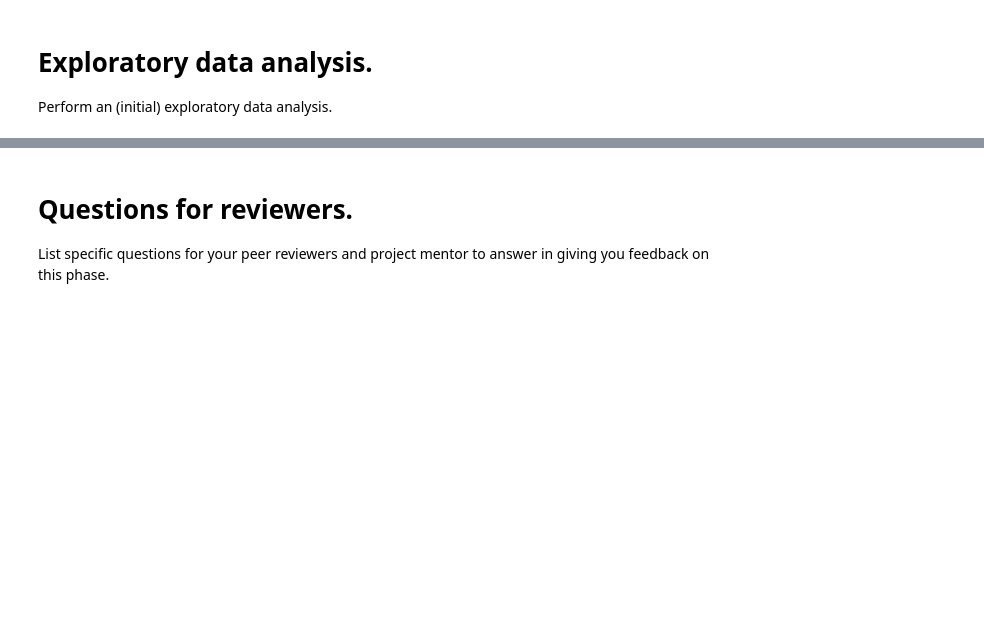
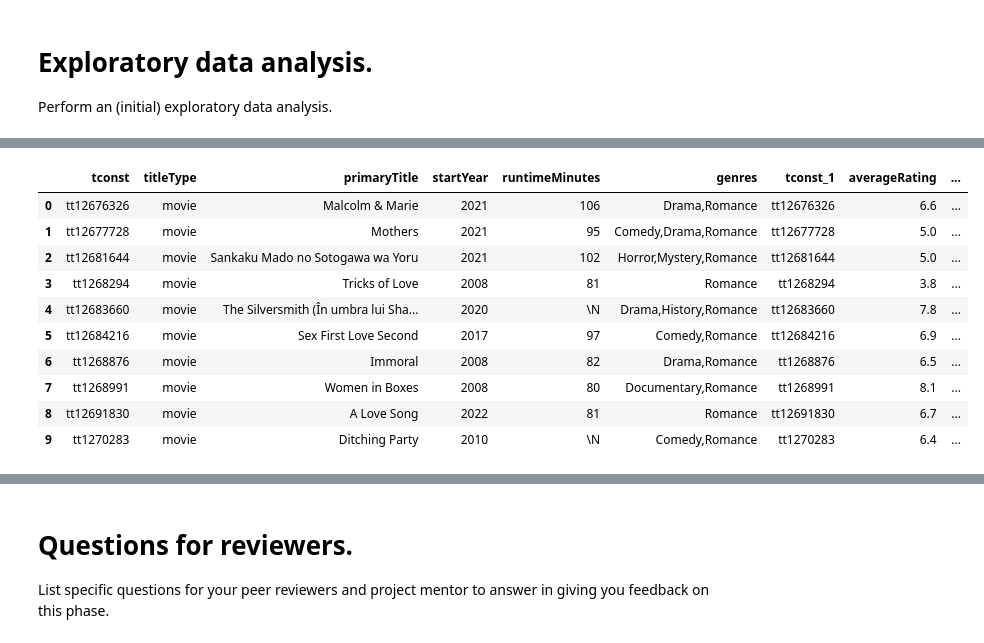
Before and after one commit to mohdLabadi/info2950-finalproject, a Jupyter notebook: phase2.ipynb, the cells around one changed output, grey strips where cells are left out. Drawn from its saved outputs; the diff is of its cells as text; code cells hidden in the pictures; blank space fills up the shorter version.

```diff
--- a/phase2.ipynb
+++ b/phase2.ipynb
@@ -189,0 +267,15 @@ Perform an (initial) exploratory data analysis.
+# %%
+romance_movies = duckdb.sql("SELECT * FROM joined_df WHERE genres LIKE '%Romance%'").df()
+romance_movies.head(10)
+# %% [output]
+|  | tconst | titleType | primaryTitle | startYear | runtimeMinutes | genres | tconst_1 | averageRating | ... |
+| 0 | tt12676326 | movie | Malcolm & Marie | 2021 | 106 | Drama,Romance | tt12676326 | 6.6 | ... |
+| 1 | tt12677728 | movie | Mothers | 2021 | 95 | Comedy,Drama,Romance | tt12677728 | 5.0 | ... |
+| 2 | tt12681644 | movie | Sankaku Mado no Sotogawa wa Yoru | 2021 | 102 | Horror,Mystery,Romance | tt12681644 | 5.0 | ... |
+| 3 | tt1268294 | movie | Tricks of Love | 2008 | 81 | Romance | tt1268294 | 3.8 | ... |
+| 4 | tt12683660 | movie | The Silversmith (În umbra lui Sha... | 2020 | \N | Drama,History,Romance | tt12683660 | 7.8 | ... |
+| 5 | tt12684216 | movie | Sex First Love Second | 2017 | 97 | Comedy,Romance | tt12684216 | 6.9 | ... |
+| 6 | tt1268876 | movie | Immoral | 2008 | 82 | Drama,Romance | tt1268876 | 6.5 | ... |
+| 7 | tt1268991 | movie | Women in Boxes | 2008 | 80 | Documentary,Romance | tt1268991 | 8.1 | ... |
+| 8 | tt12691830 | movie | A Love Song | 2022 | 81 | Romance | tt12691830 | 6.7 | ... |
+| 9 | tt1270283 | movie | Ditching Party | 2010 | \N | Comedy,Romance | tt1270283 | 6.4 | ... |
```
Also changed, not shown: parts of 16 cells of this notebook, 1 other file.
